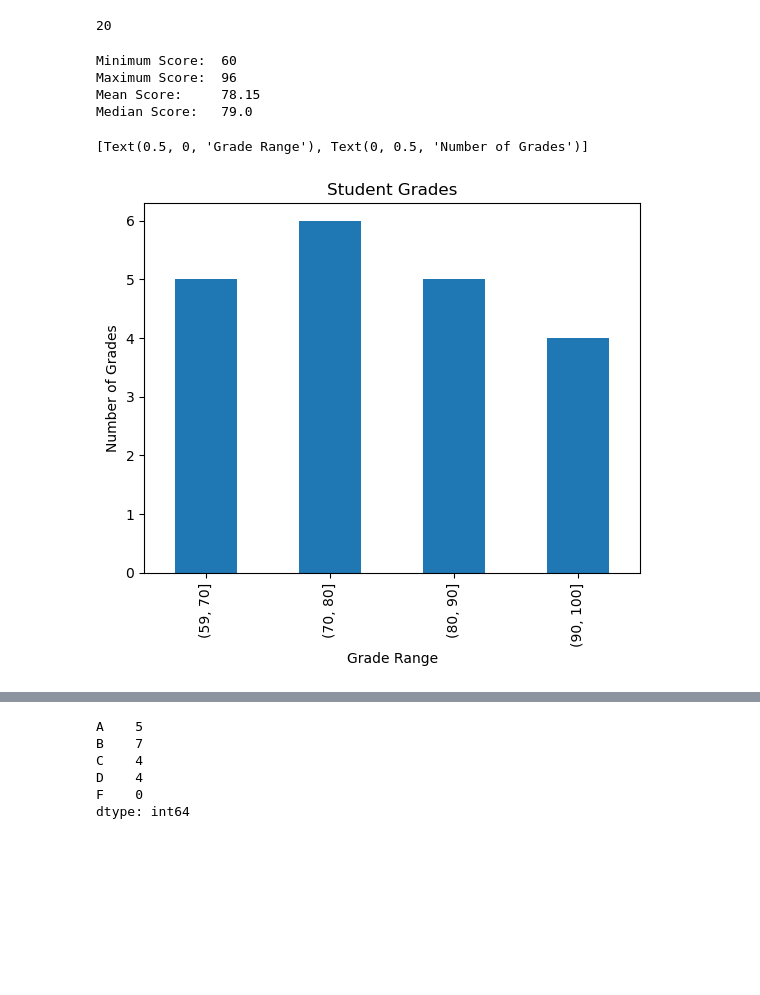
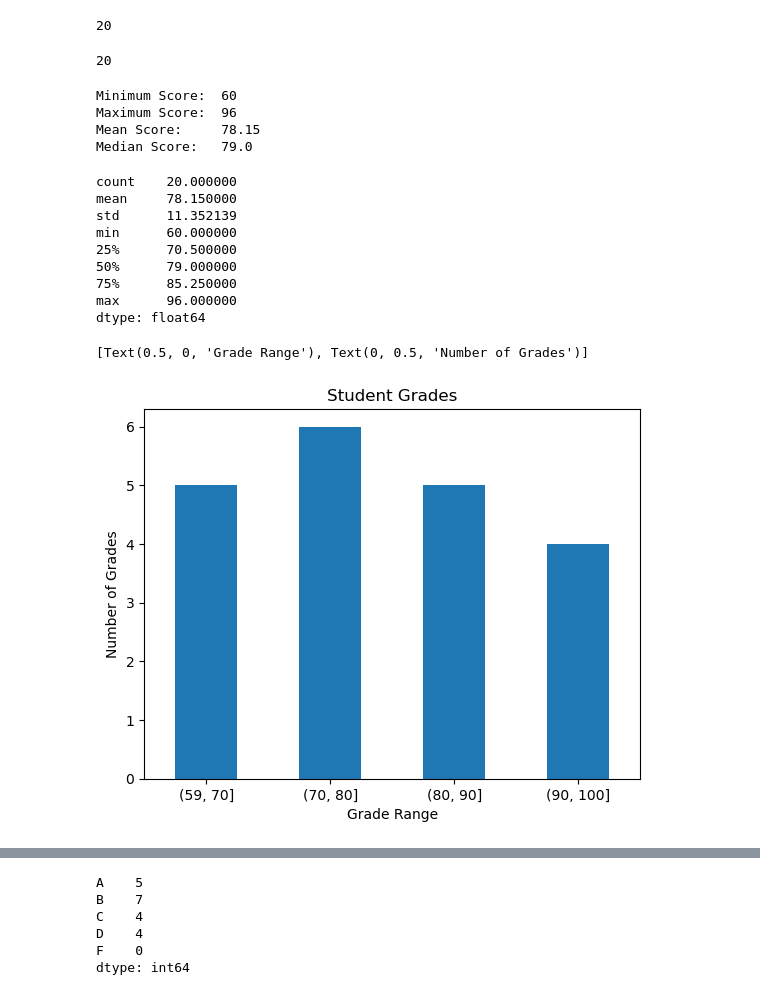
Before and after one commit to manuel-salazar1/numpy-pandas-visualization-exercises, a Jupyter notebook: pandas_series.ipynb, the cells around one changed output, grey strips where cells are left out. Cells and saved outputs as stored; diff of their text form; code cells hidden in the pictures; blank space fills up the shorter version.

```diff
--- a/pandas_series.ipynb
+++ b/pandas_series.ipynb
@@ -445,6 +506,10 @@ dtype: int64
 exam_scores.count()
 # %% [output]
 20
+# %%
+exam_scores.size
+# %% [output]
+20
 # %%
 # Run the code to discover the minimum, the maximum, the mean, and the median scores for the exam_scores Series.
 
@@ -457,14 +522,28 @@ Minimum Score:  60
 Maximum Score:  96
 Mean Score:     78.15
 Median Score:   79.0
+# %%
+exam_scores.describe()
+# %% [output]
+count    20.000000
+mean     78.150000
+std      11.352139
+min      60.000000
+25%      70.500000
+50%      79.000000
+75%      85.250000
+max      96.000000
+dtype: float64
 # %%
 # Plot the Series in a meaningful way and make sure your chart has a title and axis labels.
 
 exam_score_bins = pd.cut(exam_scores, [59, 70, 80, 90, 100])
-exam_score_bins.value_counts().sort_index(ascending=True).plot.bar(title='Student Grades').set(xlabel='Grade Range',ylabel='Number of Grades')
+exam_score_bins.value_counts().sort_index(ascending=True).plot.bar(
+    title='Student Grades', rot=0).set(
+    xlabel='Grade Range',ylabel='Number of Grades')
 # %% [output]
 [Text(0.5, 0, 'Grade Range'), Text(0, 0.5, 'Number of Grades')]
-[figure, old version]
+[figure, new version]
 # %%
 # Write the code necessary to implement a curve for your exam_grades Series and save this as curved_grades.
 #Add the necessary points to the highest grade to make it 100, and add the same number of points to every
```
Also changed, not shown: parts of 13 cells of this notebook, 1 other file.
